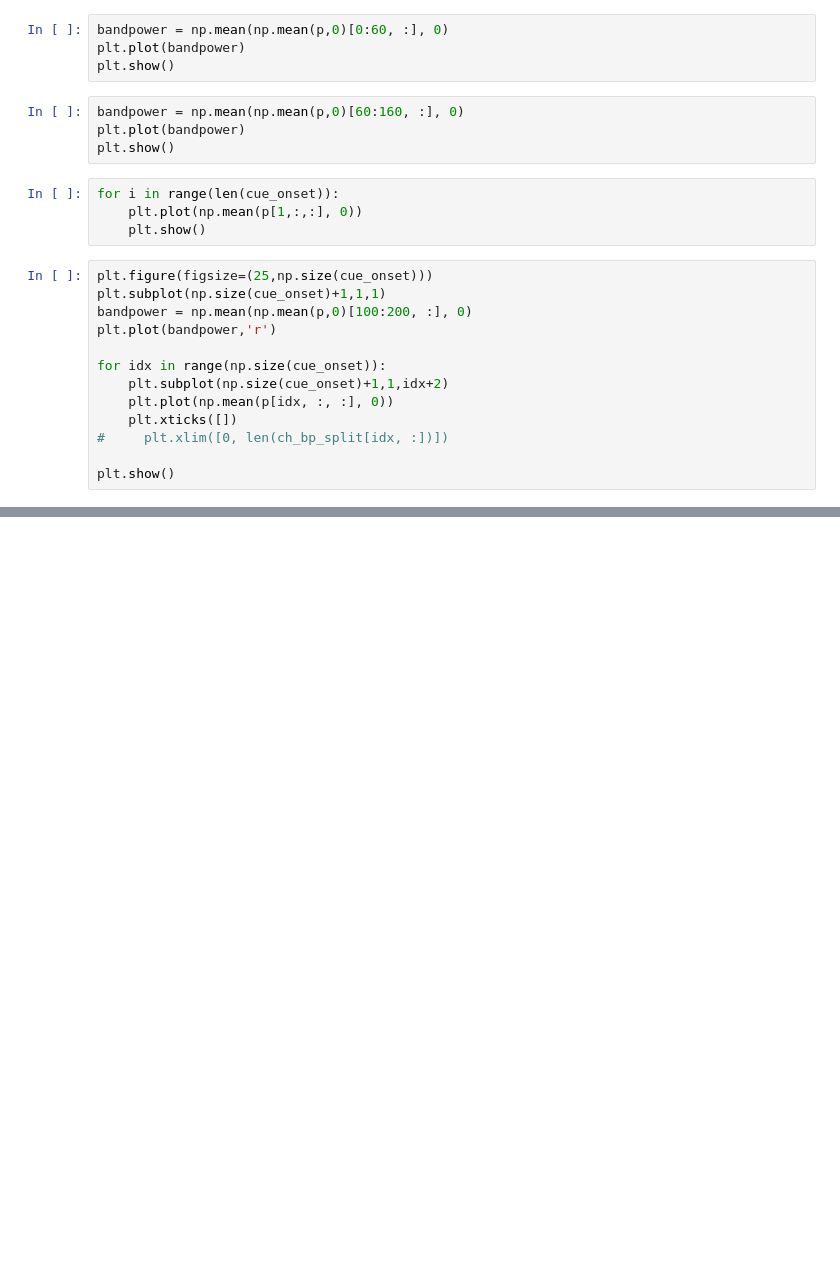
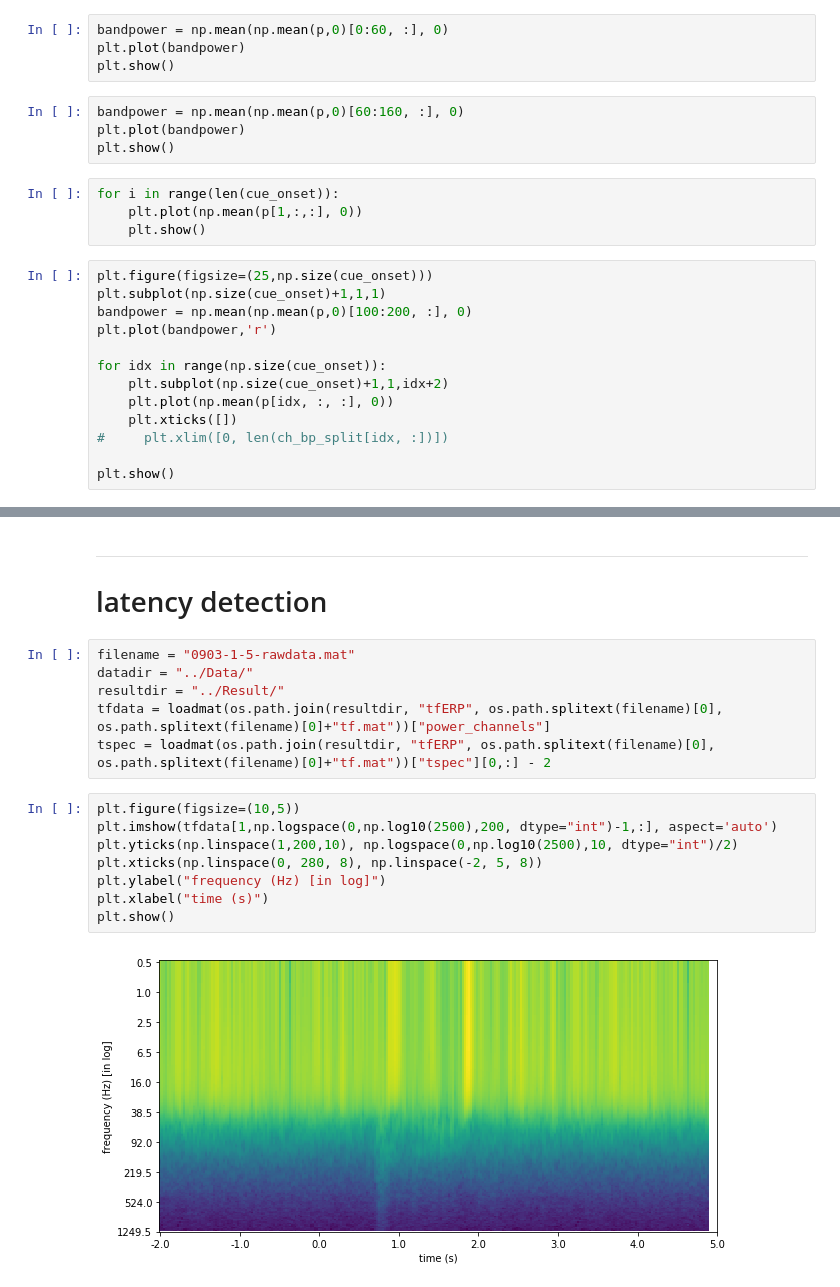
Before and after one commit to ZhangJiayiLab/EEG-Analysis, a Jupyter notebook: entrain.ipynb, the cells around one changed output, grey strips where cells are left out. Saved outputs shown, nothing was run; the diff lists cells and outputs as text; blank space fills up the shorter version.

```diff
--- a/entrain.ipynb
+++ b/entrain.ipynb
@@ -250,0 +216,19 @@ plt.show()
+# %% [markdown]
+---
+# latency detection
+# %%
+filename = "0903-1-5-rawdata.mat"
+datadir = "../Data/"
+resultdir = "../Result/"
+tfdata = loadmat(os.path.join(resultdir, "tfERP", os.path.splitext(filename)[0], os.path.splitext(filename)[0]+"tf.mat"))["power_channels"]
+tspec = loadmat(os.path.join(resultdir, "tfERP", os.path.splitext(filename)[0], os.path.splitext(filename)[0]+"tf.mat"))["tspec"][0,:] - 2
+# %%
+plt.figure(figsize=(10,5))
+plt.imshow(tfdata[1,np.logspace(0,np.log10(2500),200, dtype="int")-1,:], aspect='auto')
+plt.yticks(np.linspace(1,200,10), np.logspace(0,np.log10(2500),10, dtype="int")/2)
+plt.xticks(np.linspace(0, 280, 8), np.linspace(-2, 5, 8))
+plt.ylabel("frequency (Hz) [in log]")
+plt.xlabel("time (s)")
+plt.show()
+# %% [output]
+[figure, added]
```
Also changed, not shown: parts of 19 cells of this notebook, 15 other files.
